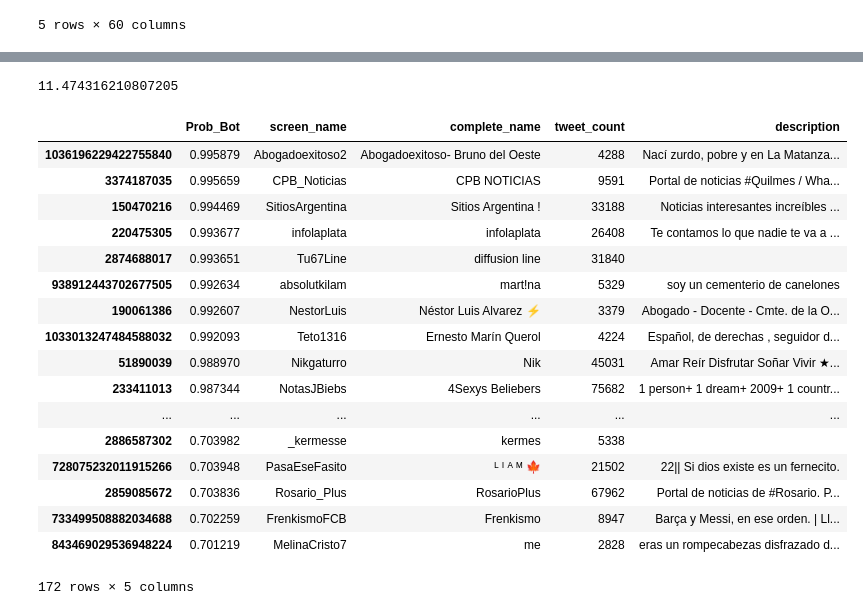
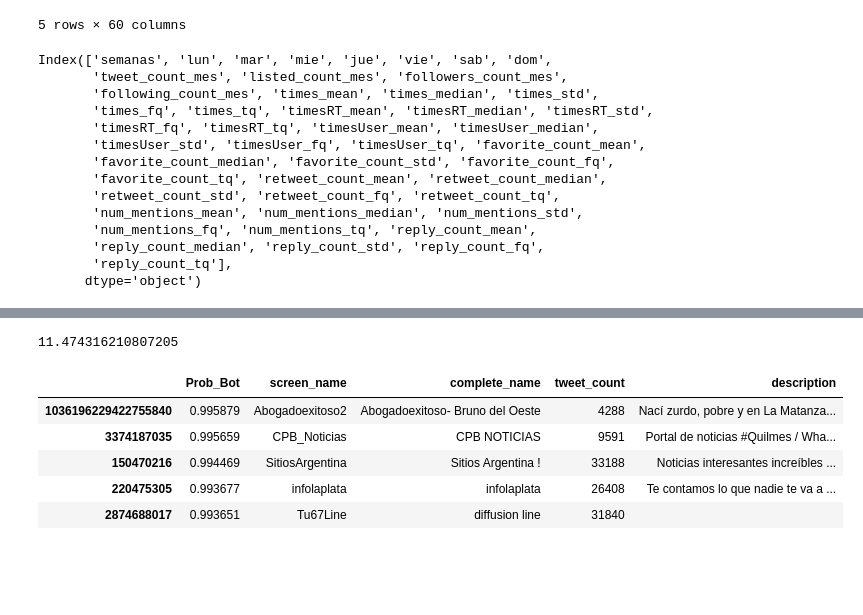
Before and after one commit to fermasia/argBot, a Jupyter notebook: dataAnalysis/Analisis con modelo completo.ipynb, the cells around one changed output, grey strips where cells are left out. Cells and saved outputs as stored; diff of their text form; code cells hidden in the pictures; blank space fills up the shorter version.

```diff
--- a/dataAnalysis/Analisis con modelo completo.ipynb
+++ b/dataAnalysis/Analisis con modelo completo.ipynb
@@ -120,6 +122,23 @@ class twDataTransform(TransformerMixin):
 import pickle
 with open('../modelo/modeloCompleto.pkl', 'rb') as m_pred:
     model = pickle.load(m_pred)
+# %%
+twDataTransform.transform(None, completeDf).columns
+# %% [output]
+Index(['semanas', 'lun', 'mar', 'mie', 'jue', 'vie', 'sab', 'dom',
+       'tweet_count_mes', 'listed_count_mes', 'followers_count_mes',
+       'following_count_mes', 'times_mean', 'times_median', 'times_std',
+       'times_fq', 'times_tq', 'timesRT_mean', 'timesRT_median', 'timesRT_std',
+       'timesRT_fq', 'timesRT_tq', 'timesUser_mean', 'timesUser_median',
+       'timesUser_std', 'timesUser_fq', 'timesUser_tq', 'favorite_count_mean',
+       'favorite_count_median', 'favorite_count_std', 'favorite_count_fq',
+       'favorite_count_tq', 'retweet_count_mean', 'retweet_count_median',
+       'retweet_count_std', 'retweet_count_fq', 'retweet_count_tq',
+       'num_mentions_mean', 'num_mentions_median', 'num_mentions_std',
+       'num_mentions_fq', 'num_mentions_tq', 'reply_count_mean',
+       'reply_count_median', 'reply_count_std', 'reply_count_fq',
+       'reply_count_tq'],
+      dtype='object')
 # %%
 predicciones = model.predict_proba(completeDf)
 predicciones = pd.DataFrame(predicciones)
@@ -157,24 +176,12 @@ iplot(fig)
 # %%
 probaFilter = .7
 print(len(usuarios_prob[usuarios_prob.Prob_Bot > probaFilter]) / len(usuarios_prob) * 100)
-usuarios_prob[usuarios_prob.Prob_Bot > probaFilter].sort_values('Prob_Bot', ascending=False)[['Prob_Bot','screen_name','complete_name','tweet_count','description']]
+usuarios_prob[usuarios_prob.Prob_Bot > probaFilter].sort_values('Prob_Bot', ascending=False)[['Prob_Bot','screen_name','complete_name','tweet_count','description']].head()
 # %% [output]
 11.474316210807205
 |  | Prob_Bot | screen_name | complete_name | tweet_count | description |
 | 1036196229422755840 | 0.995879 | Abogadoexitoso2 | Abogadoexitoso- Bruno del Oeste | 4288 | Nací zurdo, pobre y en La Matanza... |
 | 3374187035 | 0.995659 | CPB_Noticias | CPB NOTICIAS | 9591 | Portal de noticias #Quilmes / Wha... |
 | 150470216 | 0.994469 | SitiosArgentina | Sitios Argentina ! | 33188 | Noticias interesantes increíbles ... |
 | 220475305 | 0.993677 | infolaplata | infolaplata | 26408 | Te contamos lo que nadie te va a ... |
 | 2874688017 | 0.993651 | Tu67Line | diffusion line | 31840 |  |
-| 938912443702677505 | 0.992634 | absolutkilam | mart!na | 5329 | soy un cementerio de canelones |
-| 190061386 | 0.992607 | NestorLuis | Néstor Luis Alvarez ⚡️ | 3379 | Abogado - Docente - Cmte. de la O... |
-| 1033013247484588032 | 0.992093 | Teto1316 | Ernesto Marín Querol | 4224 | Español, de derechas , seguidor d... |
-| 51890039 | 0.988970 | Nikgaturro | Nik | 45031 | Amar Reír Disfrutar Soñar Vivir ★... |
-| 233411013 | 0.987344 | NotasJBiebs | 4Sexys Beliebers | 75682 | 1 person+ 1 dream+ 2009+ 1 countr... |
-| ... | ... | ... | ... | ... | ... |
-| 2886587302 | 0.703982 | _kermesse | kermes | 5338 |  |
-| 728075232011915266 | 0.703948 | PasaEseFasito | ᴸ ᴵ ᴬ ᴹ 🍁 | 21502 | 22|| Si dios existe es un fernecito. |
-| 2859085672 | 0.703836 | Rosario_Plus | RosarioPlus | 67962 | Portal de noticias de #Rosario. P... |
-| 733499508882034688 | 0.702259 | FrenkismoFCB | Frenkismo | 8947 | Barça y Messi, en ese orden. | Ll... |
-| 843469029536948224 | 0.701219 | MelinaCristo7 | me | 2828 | eras un rompecabezas disfrazado d... |
-172 rows × 5 columns
```
Also changed, not shown: parts of 3 cells of this notebook, 1 other file.
